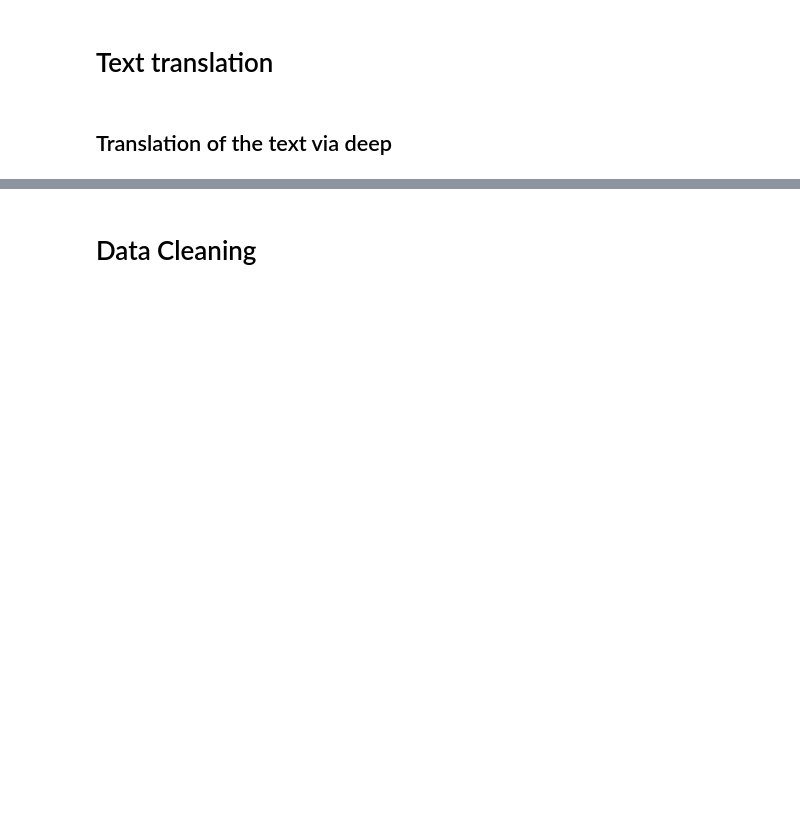
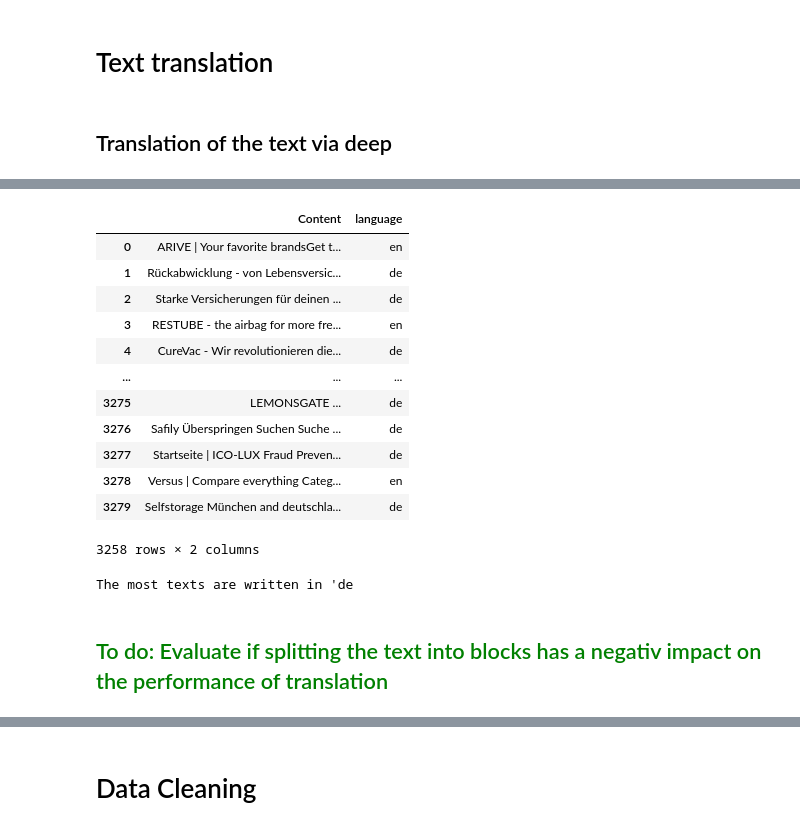
Before and after one commit to AleksandarIlievski/startup-clustering, a Jupyter notebook: notebooks/patrick_preprocessing.ipynb, the cells around one changed output, grey strips where cells are left out. Drawn from its saved outputs; the diff is of its cells as text; code cells hidden in the pictures; blank space fills up the shorter version.

Commit message:
added translation and new to do's

```diff
--- a/notebooks/patrick_preprocessing.ipynb
+++ b/notebooks/patrick_preprocessing.ipynb
@@ -113,3 +213,32 @@ df.head(20)
+# %%
+#load the result from steps before
+df = df_result_before_trans.copy()
+df
+# %% [output]
+|  | Content | language |
+| 0 | ARIVE | Your favorite brandsGet t... | en |
+| 1 | Rückabwicklung - von Lebensversic... | de |
+| 2 | Starke Versicherungen für deinen ... | de |
+| 3 | RESTUBE - the airbag for more fre... | en |
+| 4 | CureVac - Wir revolutionieren die... | de |
+| ... | ... | ... |
+| 3275 | LEMONSGATE ... | de |
+| 3276 | Safily Überspringen Suchen Suche ... | de |
+| 3277 | Startseite | ICO-LUX Fraud Preven... | de |
+| 3278 | Versus | Compare everything Categ... | en |
+| 3279 | Selfstorage München and deutschla... | de |
+3258 rows × 2 columns
+# %%
+#take the most used language
+max_lang_count = max(lang_counters, key=lang_counters.get)
+print(f"The most texts are written in '{max_lang_count}'")
+
+#Generate column for translated content in most used language
+df[f"Content_in_{max_lang_count}"] = None
+# %% [output]
+The most texts are written in 'de
+# %% [markdown]
+## <span style="color:green">To do: Evaluate if splitting the text into blocks has a negativ impact on the performance of translation </span>
 # %%
 from deep_translator import GoogleTranslator
 
```
Also changed, not shown: parts of 15 cells of this notebook.
